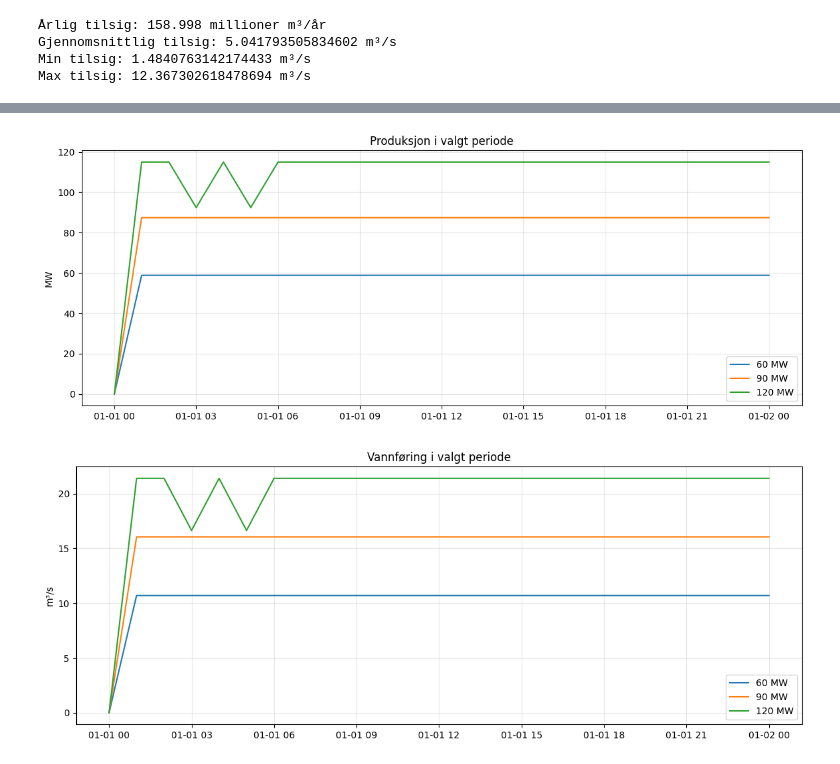
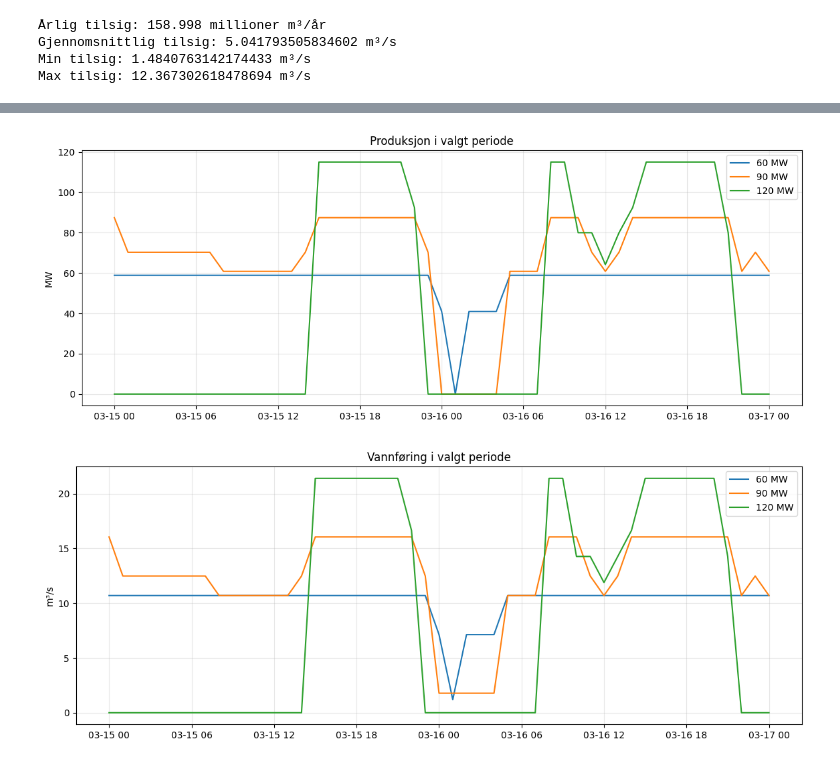
Before and after one commit to istoresund02/vannkraft-vol-2, a Jupyter notebook: Case51.ipynb, the cells around one changed output, grey strips where cells are left out. Drawn from its saved outputs; the diff is of its cells as text; code cells hidden in the pictures.

```diff
--- a/Case51.ipynb
+++ b/Case51.ipynb
@@ -290,15 +258,14 @@ Gjennomsnittlig tilsig: 5.041793505834602 m³/s
 Min tilsig: 1.4840763142174433 m³/s
 Max tilsig: 12.367302618478694 m³/s
 # %%
-# Case 4: Prisoptimalisert drift med hensyn til vannverdi(Realistisk)
-
+# Case 5
 
 def run_case4_global(scenario_name, Q_max, H_netto_scenario):
 
     # Diskrete vannføringsnivåer
     Q_levels = np.linspace(0, Q_max, 10)
-    max_delta_Q = 21.4
-    #Q_levels = np.arange(0, Q_max + 0.01, 2.5)
+    max_delta_Q = Q_max
+
 
     def eta_turbin_local(Q):
         if Q <= 0:
@@ -381,8 +348,8 @@ def run_case4_global(scenario_name, Q_max, H_netto_scenario):
         row[0, idx_x(0, k)] = Q_levels[k]
 
     constraints.append(row)
-    lb.append(0)
-    ub.append(0)
+    lb.append(-np.inf)
+    ub.append(max_delta_Q)
 
 
     # 2) Magasinbalanse
@@ -432,7 +399,6 @@ def run_case4_global(scenario_name, Q_max, H_netto_scenario):
         ub.append(0)
 
 
-
     # 6) Ramp-begrensning
     for t in range(1, T):
 
@@ -478,7 +444,7 @@ def run_case4_global(scenario_name, Q_max, H_netto_scenario):
         bounds=Bounds(lower, upper),
         constraints=linear_constraint,
         options={
-            "time_limit": 600,
+            "time_limit": 700,
             "mip_rel_gap": 0.03
         }
     )
@@ -522,7 +488,6 @@ def run_case4_global(scenario_name, Q_max, H_netto_scenario):
 
 
 
-
 results_60MW = run_case4_global(
     scenario_name="60 MW global",
     Q_max=Q_max_1,
@@ -676,6 +640,6 @@ plt.show()
 # %%
-start = "2025-01-01"
-end = "2025-01-02"
+start = "2025-03-15"
+end = "2025-03-17"
 mask_60 = (results_60MW["Datetime"] >= start) & (results_60MW["Datetime"] <= end)
 mask_90 = (results_90MW["Datetime"] >= start) & (results_90MW["Datetime"] <= end)
 mask_120 = (results_120MW["Datetime"] >= start) & (results_120MW["Datetime"] <= end)
@@ -691,34 +655,34 @@ plt.ylabel("MW")
 plt.grid(True, alpha=0.3)
 plt.legend()
 plt.show()
 
 
 
 
 
-start = "2025-01-01"
-end = "2025-01-02"
+start = "2025-03-15"
+end = "2025-03-17"
 
 mask_60 = (results_60MW["Datetime"] >= start) & (results_60MW["Datetime"] <= end)
 mask_90 = (results_90MW["Datetime"] >= start) & (results_90MW["Datetime"] <= end)
 mask_120 = (results_120MW["Datetime"] >= start) & (results_120MW["Datetime"] <= end)
 
 subset_60 = results_60MW.loc[mask_60]
 subset_90 = results_90MW.loc[mask_90]
 subset_120 = results_120MW.loc[mask_120]
 
 plt.figure(figsize=(14, 5))
 
 plt.plot(subset_60["Datetime"], subset_60["Q_opt_m3s"], label="60 MW")
 plt.plot(subset_90["Datetime"], subset_90["Q_opt_m3s"], label="90 MW")
 plt.plot(subset_120["Datetime"], subset_120["Q_opt_m3s"], label="120 MW")
 
 plt.title("Vannføring i valgt periode")
 plt.ylabel("m³/s")
 plt.grid(True, alpha=0.3)
 plt.legend()
 
 plt.show()
 # %% [output]
-[figure, old version]
+[figure, new version]
-[figure, old version]
+[figure, new version]
```
Also changed, not shown: parts of 3 cells of this notebook.
